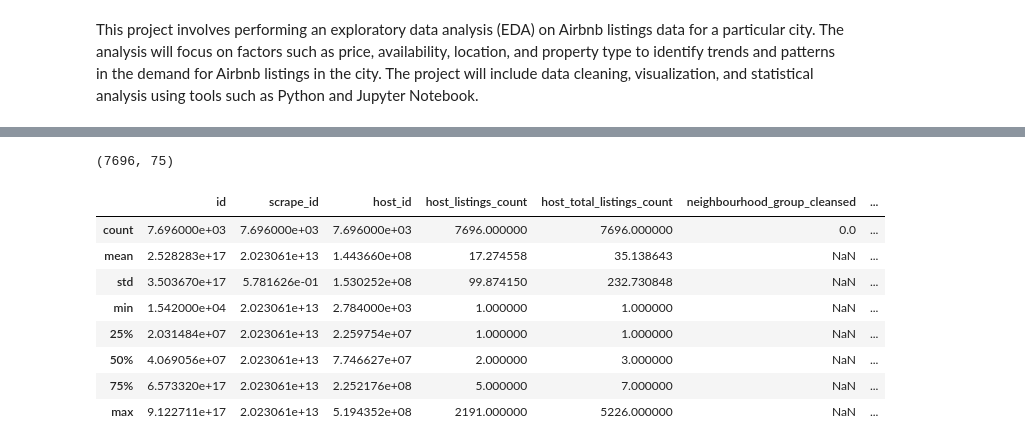
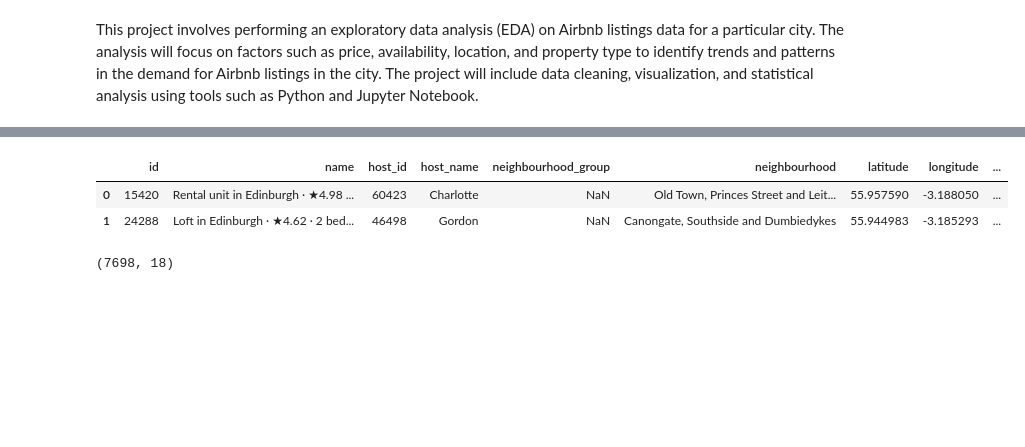
Before and after one commit to PerfectionistAF/ElectroPi.AI, a Jupyter notebook: EDA-airbnb-project/Airbnb Listings - EDINBURGH-Copy1.ipynb, the cells around one changed output, grey strips where cells are left out. Cells and saved outputs as stored; diff of their text form; code cells hidden in the pictures; blank space fills up the shorter version.

```diff
--- a/EDA-airbnb-project/Airbnb Listings - EDINBURGH-Copy1.ipynb
+++ b/EDA-airbnb-project/Airbnb Listings - EDINBURGH-Copy1.ipynb
@@ -158,16 +20,11 @@ df.head(3)
+# %%
+df = pd.read_csv('listings_summary.csv')
+df.head(2)
+# %% [output]
+|  | id | name | host_id | host_name | neighbourhood_group | neighbourhood | latitude | longitude | ... |
+| 0 | 15420 | Rental unit in Edinburgh · ★4.98 ... | 60423 | Charlotte | NaN | Old Town, Princes Street and Leit... | 55.957590 | -3.188050 | ... |
+| 1 | 24288 | Loft in Edinburgh · ★4.62 · 2 bed... | 46498 | Gordon | NaN | Canongate, Southside and Dumbiedykes | 55.944983 | -3.185293 | ... |
 # %%
 df.shape
 # %% [output]
-(7696, 75)
+(7698, 18)
-# %%
-df.describe()
-# %% [output]
-|  | id | scrape_id | host_id | host_listings_count | host_total_listings_count | neighbourhood_group_cleansed | ... |
-| count | 7.696000e+03 | 7.696000e+03 | 7.696000e+03 | 7696.000000 | 7696.000000 | 0.0 | ... |
-| mean | 2.528283e+17 | 2.023061e+13 | 1.443660e+08 | 17.274558 | 35.138643 | NaN | ... |
-| std | 3.503670e+17 | 5.781626e-01 | 1.530252e+08 | 99.874150 | 232.730848 | NaN | ... |
-| min | 1.542000e+04 | 2.023061e+13 | 2.784000e+03 | 1.000000 | 1.000000 | NaN | ... |
-| 25% | 2.031484e+07 | 2.023061e+13 | 2.259754e+07 | 1.000000 | 1.000000 | NaN | ... |
-| 50% | 4.069056e+07 | 2.023061e+13 | 7.746627e+07 | 2.000000 | 3.000000 | NaN | ... |
-| 75% | 6.573320e+17 | 2.023061e+13 | 2.252176e+08 | 5.000000 | 7.000000 | NaN | ... |
-| max | 9.122711e+17 | 2.023061e+13 | 5.194352e+08 | 2191.000000 | 5226.000000 | NaN | ... |
```
Also changed, not shown: parts of 105 cells of this notebook.
